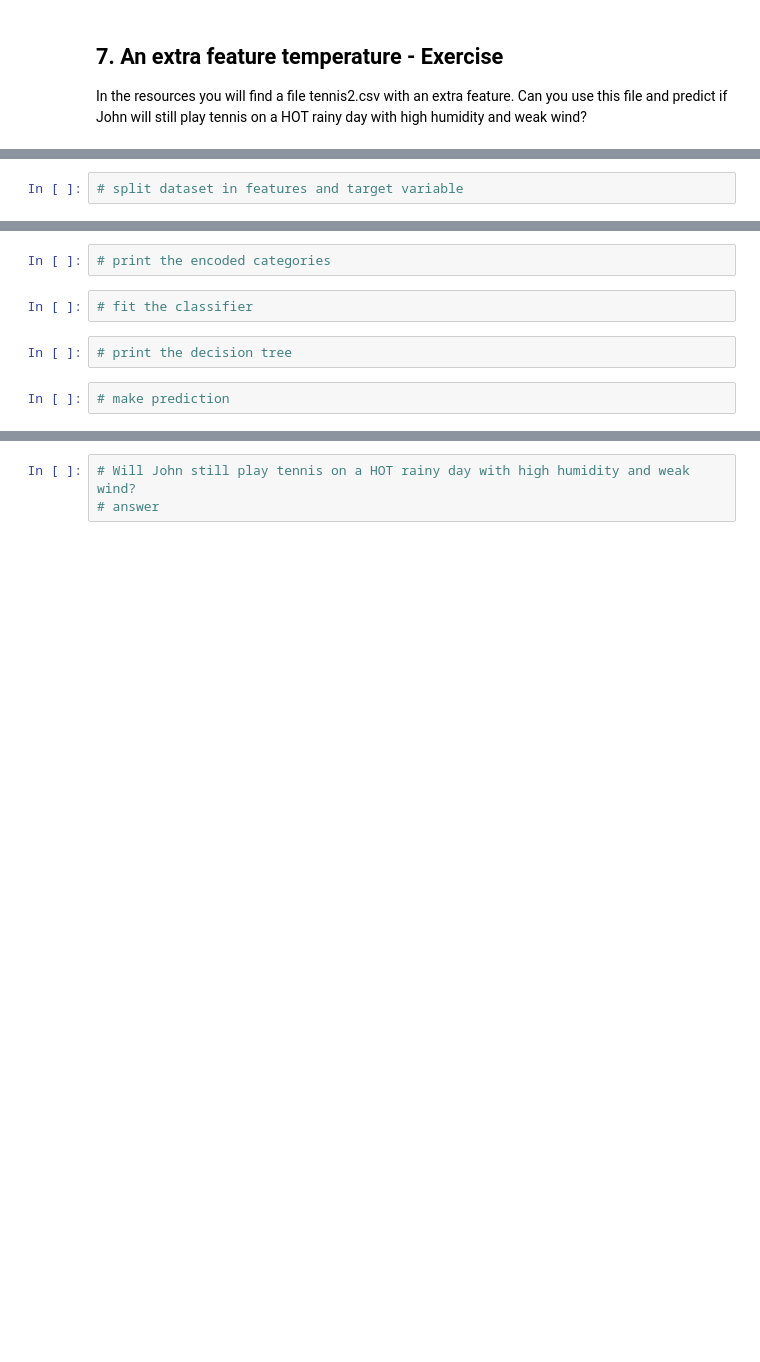
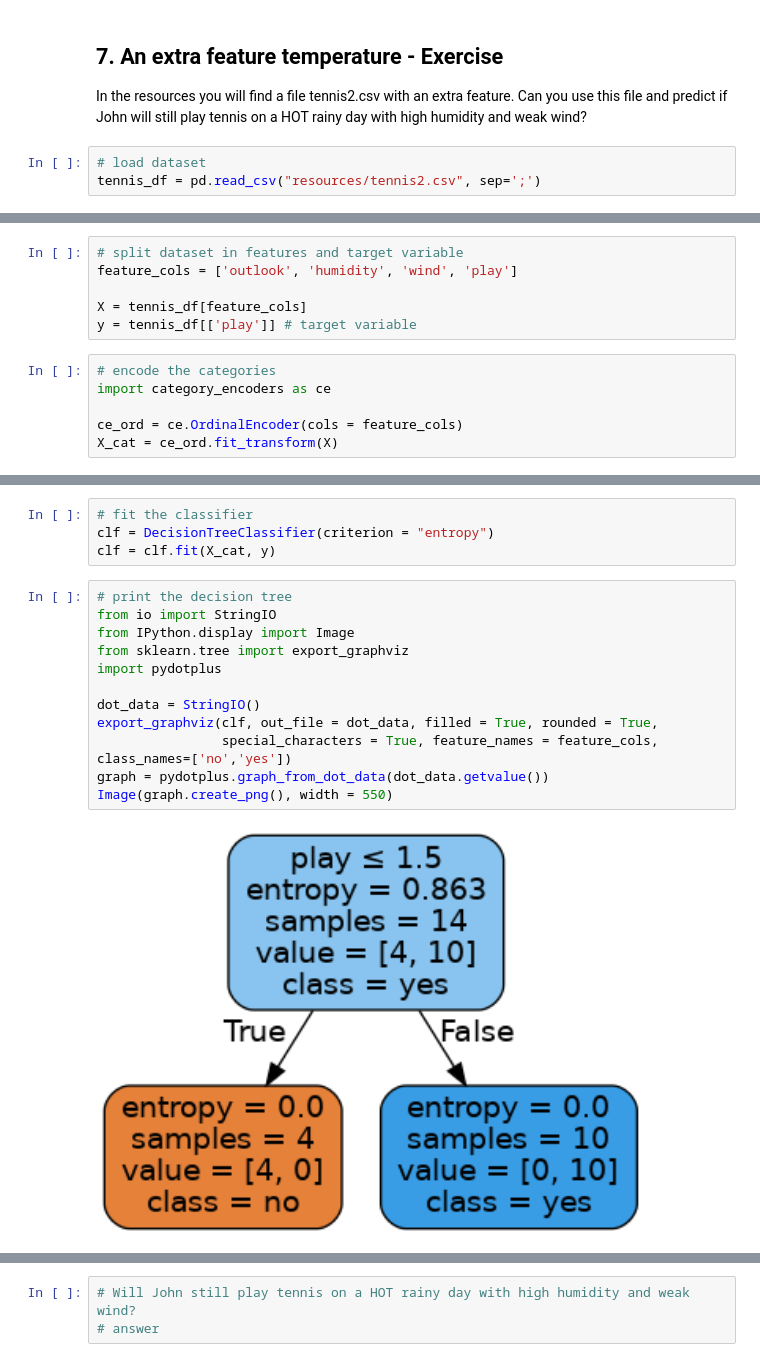
Before and after one commit to YoriVerbist/AI_Lessons, a Jupyter notebook: 09. ML - Decision Trees and Random Forest/3. Will John play tennis.ipynb, the cells around one changed output, grey strips where cells are left out. Cells and saved outputs as stored; diff of their text form; blank space fills up the shorter version.

```diff
--- a/09. ML - Decision Trees and Random Forest/3. Will John play tennis.ipynb
+++ b/09. ML - Decision Trees and Random Forest/3. Will John play tennis.ipynb
@@ -136,4 +248,7 @@ print(prediction)
 ## 7. An extra feature temperature - Exercise
 
 In the resources you will find a file tennis2.csv with an extra feature. Can you use this file and predict if John will still  play tennis on a HOT rainy day with high humidity and weak wind?
+# %%
+# load dataset
+tennis_df = pd.read_csv("resources/tennis2.csv", sep=';')
 # %%
@@ -143,3 +273,13 @@ In the resources you will find a file tennis2.csv with an extra feature. Can you
 # %%
 # split dataset in features and target variable
+feature_cols = ['outlook', 'humidity', 'wind', 'play']
+
+X = tennis_df[feature_cols]
+y = tennis_df[['play']] # target variable
+# %%
+# encode the categories
+import category_encoders as ce
+
+ce_ord = ce.OrdinalEncoder(cols = feature_cols)
+X_cat = ce_ord.fit_transform(X)
 # %%
@@ -147,8 +304,18 @@ In the resources you will find a file tennis2.csv with an extra feature. Can you
-# %%
-# print the encoded categories
 # %%
 # fit the classifier
+clf = DecisionTreeClassifier(criterion = "entropy")
+clf = clf.fit(X_cat, y)
-# %%
-# print the decision tree
-# %%
-# make prediction
+# %%
+# print the decision tree
+from io import StringIO
+from IPython.display import Image
+from sklearn.tree import export_graphviz
+import pydotplus
+
+dot_data = StringIO()
+export_graphviz(clf, out_file = dot_data, filled = True, rounded = True,
+                special_characters = True, feature_names = feature_cols, class_names=['no','yes'])
+graph = pydotplus.graph_from_dot_data(dot_data.getvalue())
+Image(graph.create_png(), width = 550)
+# %% [output]
+[figure, added]
```
Also changed, not shown: parts of 15 cells of this notebook, 20 other files.
